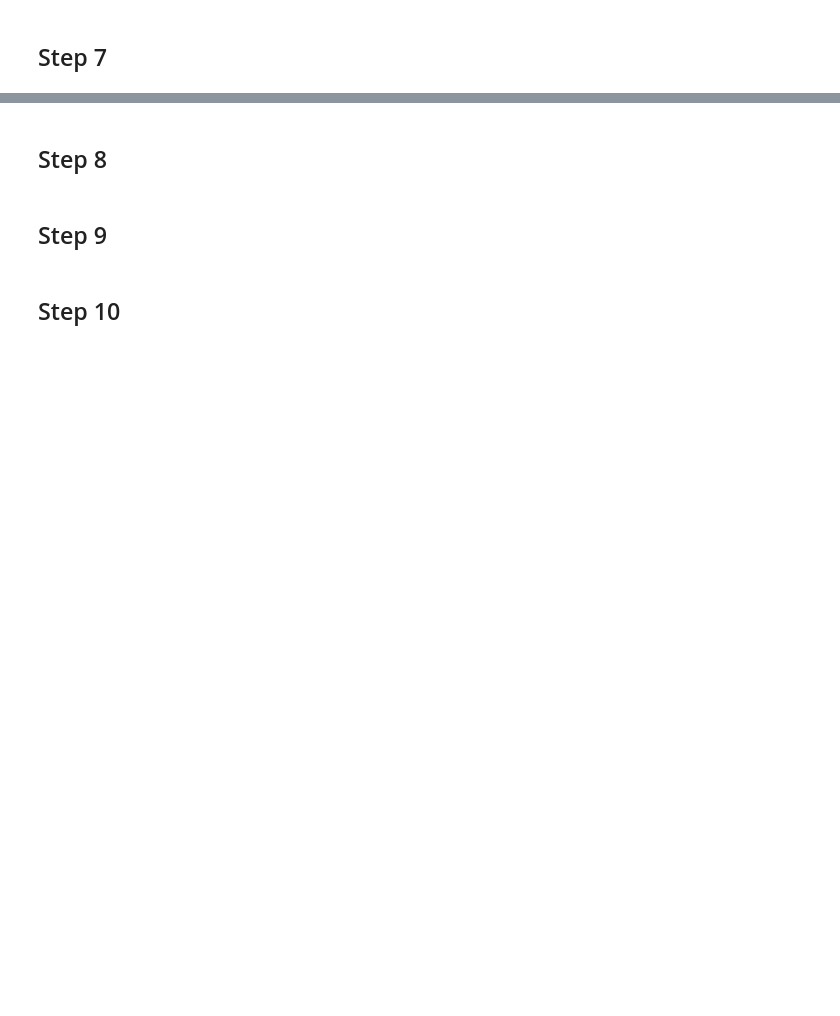
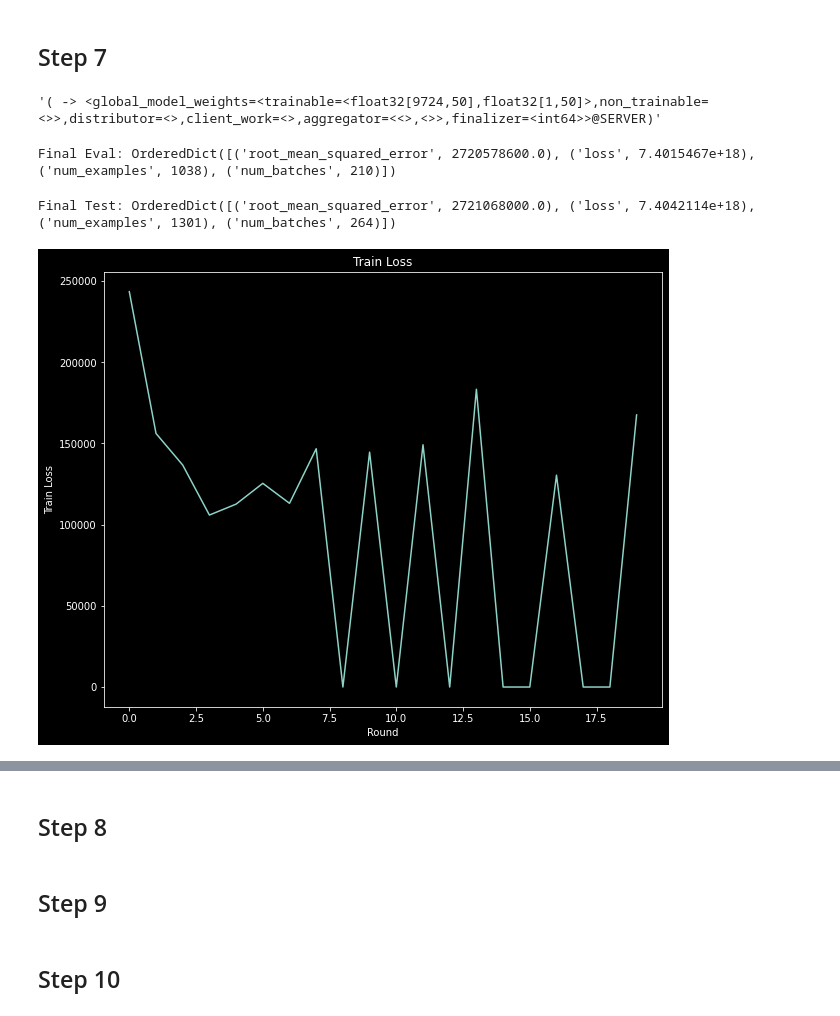
Before and after one commit to ilias-ant/recommender-systems, a Jupyter notebook: federated-learning-based-RS.ipynb, the cells around one changed output, grey strips where cells are left out. Saved outputs shown, nothing was run; the diff lists cells and outputs as text; code cells hidden in the pictures; blank space fills up the shorter version.

Commit message:
[feat]: matrix factorization w/ FedProx for movielens-100k

```diff
--- a/federated-learning-based-RS.ipynb
+++ b/federated-learning-based-RS.ipynb
@@ -398,0 +417,4 @@ Final Test: OrderedDict([('root_mean_squared_error', 3.807275), ('loss', 14.4953
+# %%
+tf_trainsets, tf_validationsets, tf_testsets = split_tf_datasets(
+    tf_datasets, train_fraction=0.8, val_fraction=0.1
+)
@@ -398,0 +477,17 @@ Final Test: OrderedDict([('root_mean_squared_error', 3.807275), ('loss', 14.4953
+# %%
+model_fn = functools.partial(
+    matrix_factorization_model_with_user_embedding,
+    num_items=n_items,
+    num_latent_factors=50,
+)
+# %%
+fedprox_learning_process = tff.learning.algorithms.build_unweighted_fed_prox(
+    model_fn,
+    proximal_strength=0.1,
+    server_optimizer_fn=lambda: tf.keras.optimizers.SGD(1.0),
+    client_optimizer_fn=lambda: tf.keras.optimizers.SGD(0.5),
+)
+# %%
+str(fedprox_learning_process.initialize.type_signature)
+# %% [output]
+'( -> <global_model_weights=<trainable=<float32[9724,50],float32[1,50]>,non_trainable=<>>,distributor=<>,client_work=<>,aggregator=<<>,<>>,finalizer=<int64>>@SERVER)'
@@ -398,0 +498,39 @@ Final Test: OrderedDict([('root_mean_squared_error', 3.807275), ('loss', 14.4953
+# %%
+NUM_ROUNDS = 20
+
+train_losses, train_mses = [], []
+
+state = fedprox_learning_process.initialize()
+
+# This may take a couple minutes to run.
+for i in range(NUM_ROUNDS):
+    federated_train_data = np.random.choice(
+        tf_trainsets, size=50, replace=False
+    ).tolist()
+    next_state = fedprox_learning_process.next(state, federated_train_data)
+    train_losses.append(next_state.metrics["client_work"]["train"]["loss"])
+    train_mses.append(
+        next_state.metrics["client_work"]["train"]["root_mean_squared_error"]
+    )
+
+model_final_weights = next_state.state.global_model_weights
+# %%
+eval_metrics = evaluation_computation(model_final_weights, tf_validationsets)
+print("Final Eval:", eval_metrics["eval"])
+# %% [output]
+Final Eval: OrderedDict([('root_mean_squared_error', 2720578600.0), ('loss', 7.4015467e+18), ('num_examples', 1038), ('num_batches', 210)])
+# %%
+eval_metrics = evaluation_computation(model_final_weights, tf_testsets)
+print("Final Test:", eval_metrics["eval"])
+# %% [output]
+Final Test: OrderedDict([('root_mean_squared_error', 2721068000.0), ('loss', 7.4042114e+18), ('num_examples', 1301), ('num_batches', 264)])
+# %%
+plt.style.use("dark_background")
+plt.rcParams["figure.figsize"] = [10, 8]
+plt.plot(range(NUM_ROUNDS), train_losses)
+plt.ylabel("Train Loss")
+plt.xlabel("Round")
+plt.title("Train Loss")
+plt.show()
+# %% [output]
+[figure, added]
```
Also changed, not shown: parts of 14 cells of this notebook.
